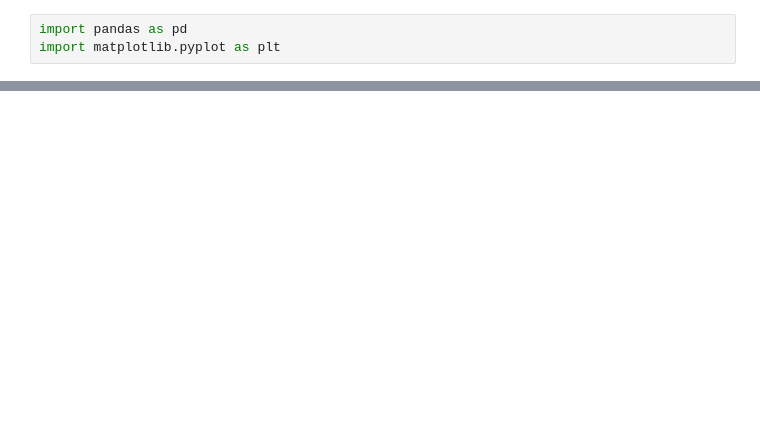
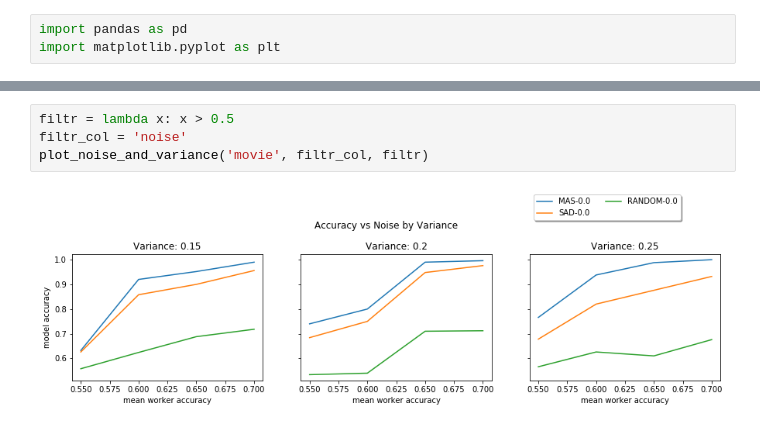
Before and after one commit to mmarabella/simple-task-benchmarking, a Jupyter notebook: visualizations/noise_and_variance.ipynb, the cells around one changed output, grey strips where cells are left out. Drawn from its saved outputs; the diff is of its cells as text; blank space fills up the shorter version.

```diff
--- a/visualizations/noise_and_variance.ipynb
+++ b/visualizations/noise_and_variance.ipynb
@@ -51,0 +43,6 @@ noise
+# %%
+filtr = lambda x: x > 0.5
+filtr_col = 'noise'
+plot_noise_and_variance('movie', filtr_col, filtr)
+# %% [output]
+[figure, added]
```
Also changed, not shown: parts of 4 cells of this notebook, 1 other file.
